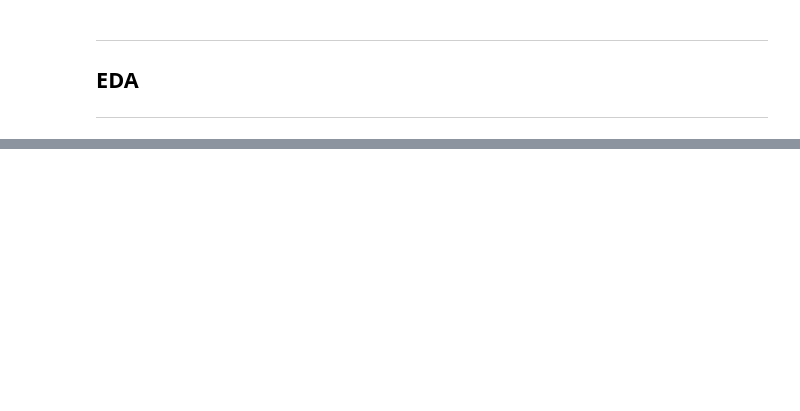
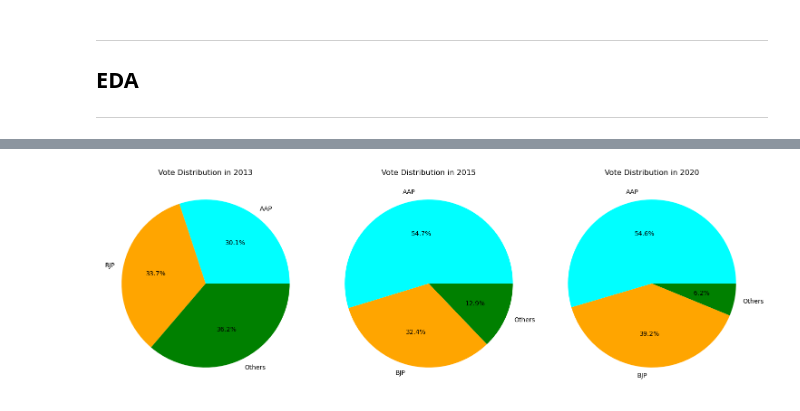
Before and after one commit to SaibalPatraDS/Delhi-Election-Trend-Analysis, a Jupyter notebook: Delhi_Election_Trend_Analysis.ipynb, the cells around one changed output, grey strips where cells are left out. Saved outputs shown, nothing was run; the diff lists cells and outputs as text; code cells hidden in the pictures; blank space fills up the shorter version.

```diff
--- a/Delhi_Election_Trend_Analysis.ipynb
+++ b/Delhi_Election_Trend_Analysis.ipynb
@@ -148,0 +265,26 @@ Name: year, dtype: int64
+# %%
+## Pie Chart for Vote Distribution in a Specific Year
+
+def plot_pie_charts_for_multiple_years(years):
+    plt.figure(figsize=(15, 5))
+
+    # Loop through the years and plot a pie chart for each
+    for i, year in enumerate(years, 1):
+        filtered_data = delhi_election_df[delhi_election_df['year'] == year]
+        if filtered_data.empty:
+            print(f"No data found for year: {year}")
+            continue
+
+        aggregated_votes = filtered_data[['votes_aap', 'votes_bjp', 'vote_split_amongst_other_candidates(m2)']].sum()
+
+        plt.subplot(1, 3, i)  # 1 row, 3 columns, i-th subplot
+        plt.pie(aggregated_votes, labels=['AAP', 'BJP', 'Others'], autopct='%1.1f%%', colors=['cyan', 'orange', 'green'])
+        plt.title(f'Vote Distribution in {year}')
+
+    plt.tight_layout()
+    plt.show()
+
+# Plot pie charts for years 2013, 2015, and 2020
+plot_pie_charts_for_multiple_years([2013, 2015, 2020])
+# %% [output]
+[figure, added]
```
Also changed, not shown: parts of 43 cells of this notebook, 5 other files.
